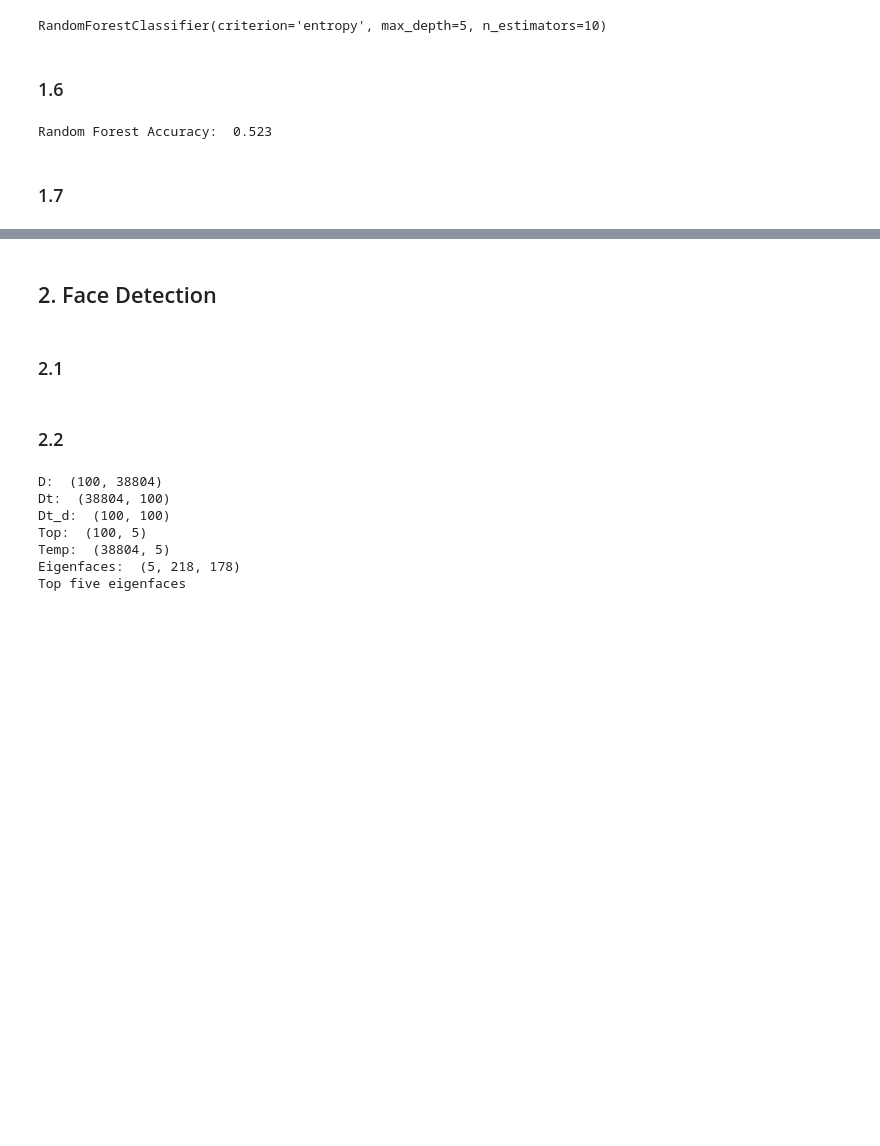
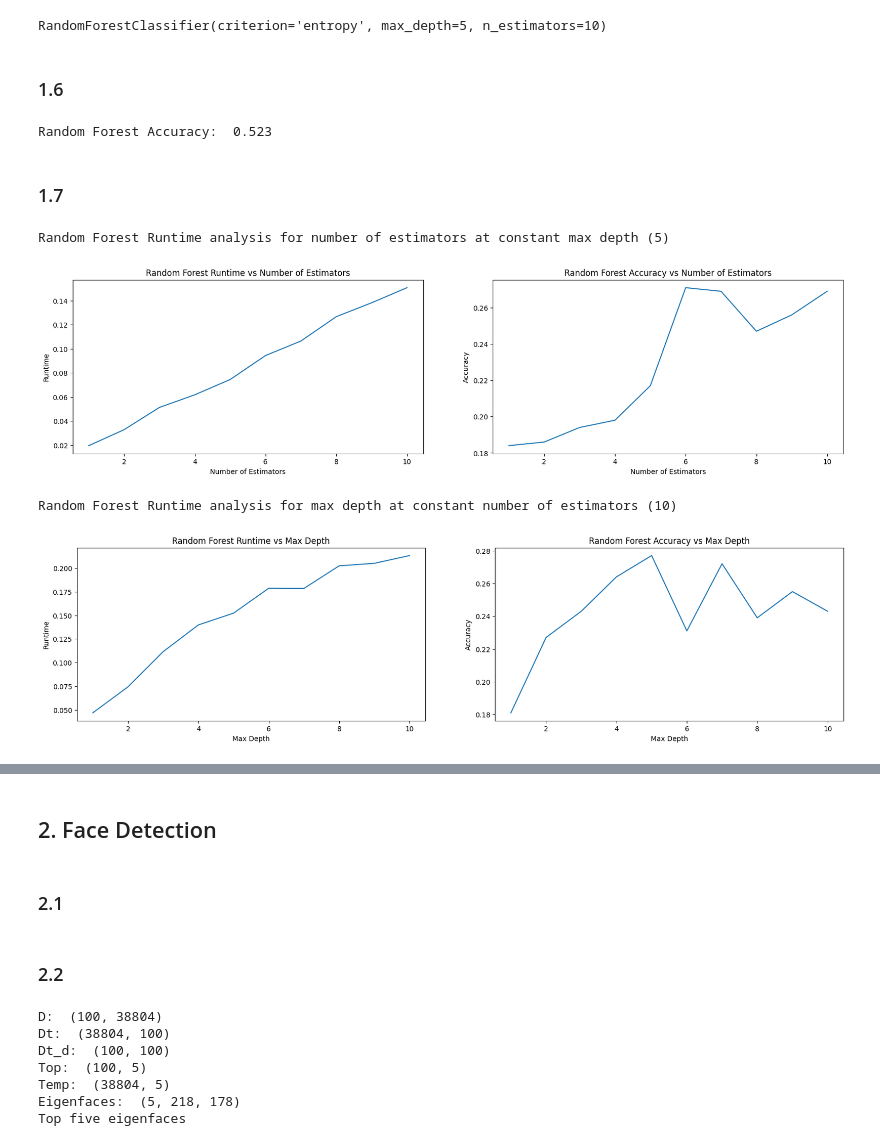
Before and after one commit to magix022/ecse415, a Jupyter notebook: A3/assignment3.ipynb, the cells around one changed output, grey strips where cells are left out. Drawn from its saved outputs; the diff is of its cells as text; code cells hidden in the pictures; blank space fills up the shorter version.

```diff
--- a/A3/assignment3.ipynb
+++ b/A3/assignment3.ipynb
@@ -36,7 +37,7 @@ train_labels = []
 ### 1.1
 # %%
 for dic in train_data:
-    for i in range(0, 1000):
+    for i in range(0, 10000):
         image = dic[b'data'][i].reshape(3, 32, 32).transpose(1, 2, 0)
         resize = cv2.resize(image, image_size)
         gray = cv2.cvtColor(resize, cv2.COLOR_RGB2GRAY)
@@ -48,7 +49,7 @@ test_data = unpickle(path + "/cifar-10-batches-py/test_batch")
 test_images = []
 test_labels = []
 
-for i in range(0, 1000):
+for i in range(0, 10000):
     image = test_data[b'data'][i].reshape(3, 32, 32).transpose(1, 2, 0)
     resize = cv2.resize(image, image_size)
     gray = cv2.cvtColor(resize, cv2.COLOR_RGB2GRAY)
@@ -106,11 +105,17 @@ max_accuracy = 0
 max_c = 0
 max_gamma = 'scale'
 c_values = [0.001, 0.01, 0.1, 1, 10, 100, 1000]
+
+c_rt = []
+acc_rt = []
 for c in c_values:
+    start = time.time()
     clf = svm.SVC(gamma='auto', C=c)
     clf.fit(validation_features, validation_labels)
     predicted = clf.predict(test_features)
+    c_rt.append(time.time() - start)
     acc = np.mean(predicted == test_labels)
+    acc_rt.append(acc)
     print("Gamma: Auto, C = " + str(c) + " Accuracy: ", acc)
     if acc > max_accuracy:
         max_accuracy = acc
@@ -170,3 +177,63 @@ print("Random Forest Accuracy: ", acc)
 Random Forest Accuracy:  0.523
 # %% [markdown]
 ### 1.7
+# %%
+depth_rt = []
+depth_acc = []
+n_estimators_rt = []
+n_estimators_acc = []
+
+for i in range(1, 11):
+    start = time.time()
+    clf = RandomForestClassifier(n_estimators=i, max_depth=5, criterion='entropy')
+    clf.fit(validation_features, validation_labels)
+    predicted = clf.predict(test_features)
+    n_estimators_rt.append(time.time() - start)
+    acc = np.mean(predicted == test_labels)
+    n_estimators_acc.append(acc)
+
+for i in range(1, 11):
+    start = time.time()
+    clf = RandomForestClassifier(n_estimators=10, max_depth=i, criterion='entropy')
+    clf.fit(validation_features, validation_labels)
+    predicted = clf.predict(test_features)
+    depth_rt.append(time.time() - start)
+    acc = np.mean(predicted == test_labels)
+    depth_acc.append(acc)
+
+print("Random Forest Runtime analysis for number of estimators at constant max depth (5)")
+
+plt.figure(figsize=(20, 10))
+plt.subplot(221)
+plt.plot(range(1, 11), n_estimators_rt)
+plt.xlabel('Number of Estimators')
+plt.ylabel('Runtime')
+plt.title('Random Forest Runtime vs Number of Estimators')
+
+plt.subplot(222)
+plt.plot(range(1, 11), n_estimators_acc)
+plt.xlabel('Number of Estimators')
+plt.ylabel('Accuracy')
+plt.title('Random Forest Accuracy vs Number of Estimators')
+plt.show()
+
+print("Random Forest Runtime analysis for max depth at constant number of estimators (10)")
+
+plt.figure(figsize=(20, 10))
+plt.subplot(221)
+plt.plot(range(1, 11), depth_rt)
+plt.xlabel('Max Depth')
+plt.ylabel('Runtime')
+plt.title('Random Forest Runtime vs Max Depth')
+
+plt.subplot(222)
+plt.plot(range(1, 11), depth_acc)
+plt.xlabel('Max Depth')
+plt.ylabel('Accuracy')
+plt.title('Random Forest Accuracy vs Max Depth')
+plt.show()
+# %% [output]
+Random Forest Runtime analysis for number of estimators at constant max depth (5)
+[figure, added]
+Random Forest Runtime analysis for max depth at constant number of estimators (10)
+[figure, added]
```
Also changed, not shown: parts of 14 cells of this notebook.
